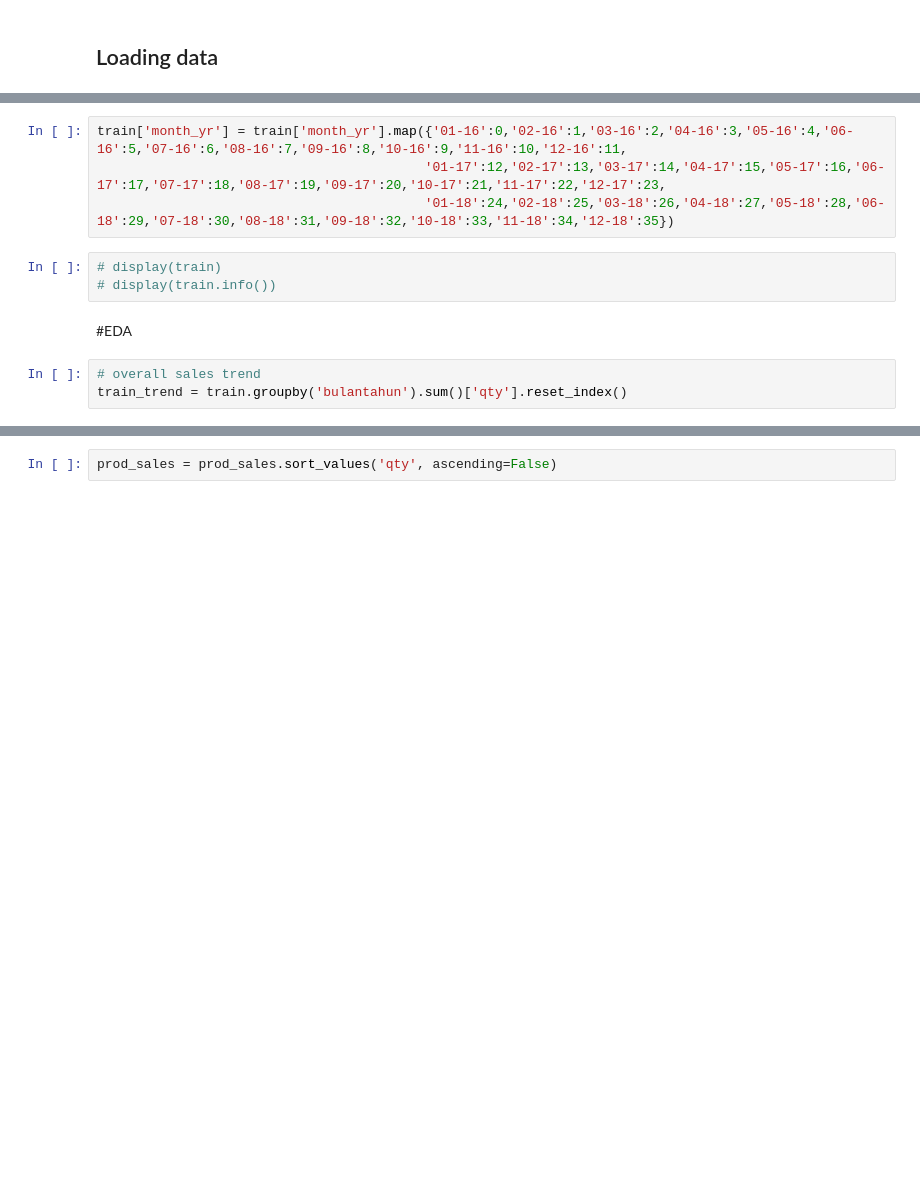
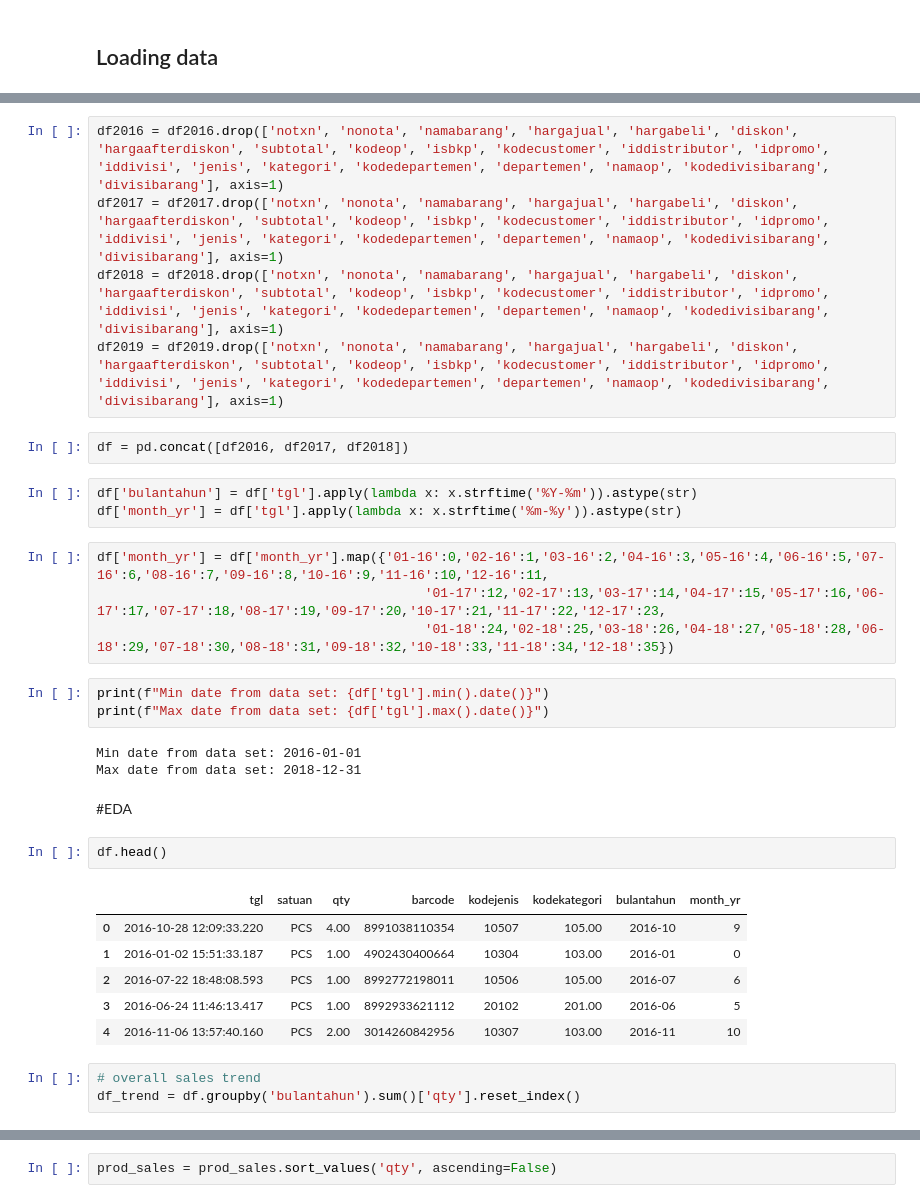
Before and after one commit to diegoray/sales-prediction-gru, a Jupyter notebook: ipynb/EDA.ipynb, the cells around one changed output, grey strips where cells are left out. Cells and saved outputs as stored; diff of their text form; blank space fills up the shorter version.

```diff
--- a/ipynb/EDA.ipynb
+++ b/ipynb/EDA.ipynb
@@ -153,14 +50,36 @@ train['bulantahun'] = train['date'].apply(lambda x: x.strftime('%Y-%m')).astype(
+# %%
+df2016 = df2016.drop(['notxn', 'nonota', 'namabarang', 'hargajual', 'hargabeli', 'diskon', 'hargaafterdiskon', 'subtotal', 'kodeop', 'isbkp', 'kodecustomer', 'iddistributor', 'idpromo', 'iddivisi', 'jenis', 'kategori', 'kodedepartemen', 'departemen', 'namaop', 'kodedivisibarang', 'divisibarang'], axis=1)
+df2017 = df2017.drop(['notxn', 'nonota', 'namabarang', 'hargajual', 'hargabeli', 'diskon', 'hargaafterdiskon', 'subtotal', 'kodeop', 'isbkp', 'kodecustomer', 'iddistributor', 'idpromo', 'iddivisi', 'jenis', 'kategori', 'kodedepartemen', 'departemen', 'namaop', 'kodedivisibarang', 'divisibarang'], axis=1)
+df2018 = df2018.drop(['notxn', 'nonota', 'namabarang', 'hargajual', 'hargabeli', 'diskon', 'hargaafterdiskon', 'subtotal', 'kodeop', 'isbkp', 'kodecustomer', 'iddistributor', 'idpromo', 'iddivisi', 'jenis', 'kategori', 'kodedepartemen', 'departemen', 'namaop', 'kodedivisibarang', 'divisibarang'], axis=1)
+df2019 = df2019.drop(['notxn', 'nonota', 'namabarang', 'hargajual', 'hargabeli', 'diskon', 'hargaafterdiskon', 'subtotal', 'kodeop', 'isbkp', 'kodecustomer', 'iddistributor', 'idpromo', 'iddivisi', 'jenis', 'kategori', 'kodedepartemen', 'departemen', 'namaop', 'kodedivisibarang', 'divisibarang'], axis=1)
+# %%
+df = pd.concat([df2016, df2017, df2018])
+# %%
+df['bulantahun'] = df['tgl'].apply(lambda x: x.strftime('%Y-%m')).astype(str)
+df['month_yr'] = df['tgl'].apply(lambda x: x.strftime('%m-%y')).astype(str)
 # %%
-train['month_yr'] = train['month_yr'].map({'01-16':0,'02-16':1,'03-16':2,'04-16':3,'05-16':4,'06-16':5,'07-16':6,'08-16':7,'09-16':8,'10-16':9,'11-16':10,'12-16':11,
+df['month_yr'] = df['month_yr'].map({'01-16':0,'02-16':1,'03-16':2,'04-16':3,'05-16':4,'06-16':5,'07-16':6,'08-16':7,'09-16':8,'10-16':9,'11-16':10,'12-16':11,
                                           '01-17':12,'02-17':13,'03-17':14,'04-17':15,'05-17':16,'06-17':17,'07-17':18,'08-17':19,'09-17':20,'10-17':21,'11-17':22,'12-17':23,
                                           '01-18':24,'02-18':25,'03-18':26,'04-18':27,'05-18':28,'06-18':29,'07-18':30,'08-18':31,'09-18':32,'10-18':33,'11-18':34,'12-18':35})
-# %%
-# display(train)
-# display(train.info())
+# %%
+print(f"Min date from data set: {df['tgl'].min().date()}")
+print(f"Max date from data set: {df['tgl'].max().date()}")
+# %% [output]
+Min date from data set: 2016-01-01
+Max date from data set: 2018-12-31
 # %% [markdown]
 #EDA
+# %%
+df.head()
+# %% [output]
+|  | tgl | satuan | qty | barcode | kodejenis | kodekategori | bulantahun | month_yr |
+| 0 | 2016-10-28 12:09:33.220 | PCS | 4.00 | 8991038110354 | 10507 | 105.00 | 2016-10 | 9 |
+| 1 | 2016-01-02 15:51:33.187 | PCS | 1.00 | 4902430400664 | 10304 | 103.00 | 2016-01 | 0 |
+| 2 | 2016-07-22 18:48:08.593 | PCS | 1.00 | 8992772198011 | 10506 | 105.00 | 2016-07 | 6 |
+| 3 | 2016-06-24 11:46:13.417 | PCS | 1.00 | 8992933621112 | 20102 | 201.00 | 2016-06 | 5 |
+| 4 | 2016-11-06 13:57:40.160 | PCS | 2.00 | 3014260842956 | 10307 | 103.00 | 2016-11 | 10 |
 # %%
 # overall sales trend
-train_trend = train.groupby('bulantahun').sum()['qty'].reset_index()
+df_trend = df.groupby('bulantahun').sum()['qty'].reset_index()
 # %%
 plt.figure(figsize=(15,6))
```
Also changed, not shown: parts of 31 cells of this notebook, 4 other files.
